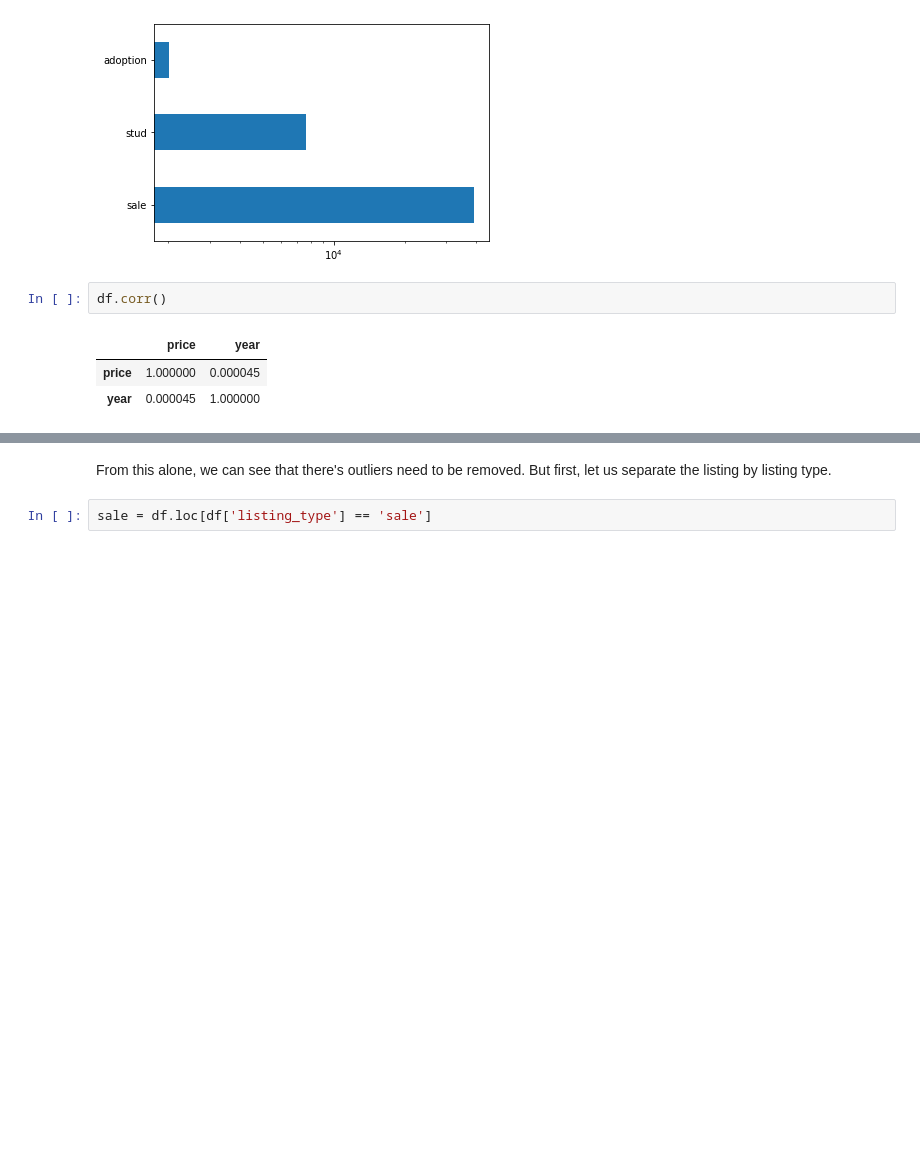
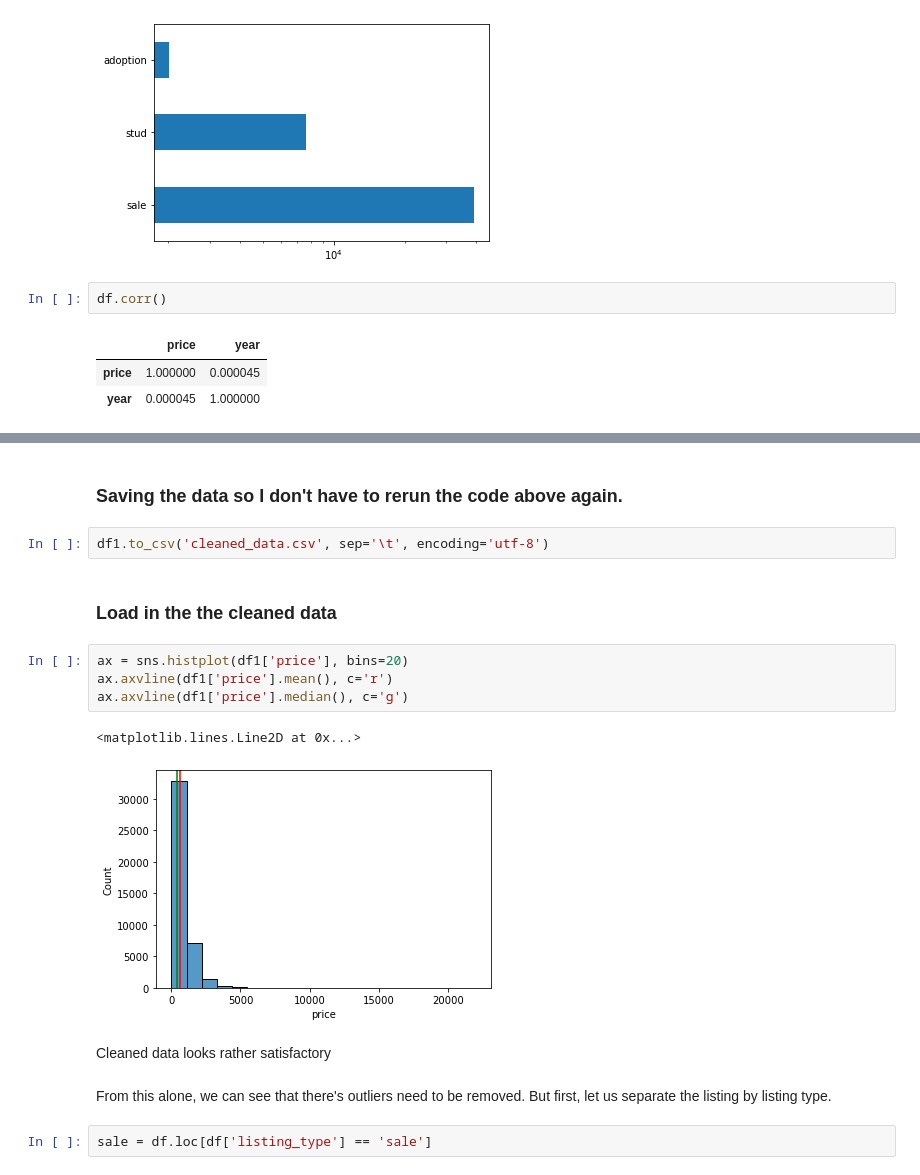
Before and after one commit to Chiuchiyin/Coding-fun, a Jupyter notebook: Pet Sale Price/EDA, data cleaning and modelling.ipynb, the cells around one changed output, grey strips where cells are left out. Drawn from its saved outputs; the diff is of its cells as text; blank space fills up the shorter version.

Commit message:
cleaned data

```diff
--- a/Pet Sale Price/EDA, data cleaning and modelling.ipynb
+++ b/Pet Sale Price/EDA, data cleaning and modelling.ipynb
@@ -436,3 +514,18 @@ The top priced entries makes no sense, some are not even real sale listing. They
+# %% [markdown]
+### Saving the data so I don't have to rerun the code above again.
+# %%
+df1.to_csv('cleaned_data.csv', sep='\t', encoding='utf-8')
+# %% [markdown]
+### Load in the the cleaned data
+# %%
+ax = sns.histplot(df1['price'], bins=20)
+ax.axvline(df1['price'].mean(), c='r')
+ax.axvline(df1['price'].median(), c='g')
+# %% [output]
+<matplotlib.lines.Line2D at 0x...>
+[figure, added]
+# %% [markdown]
+Cleaned data looks rather satisfactory
 # %% [markdown]
 From this alone, we can see that there's outliers need to be removed. But first, let us separate the listing by listing type.
 # %%
```
Also changed, not shown: parts of 21 cells of this notebook, 1 other file.
